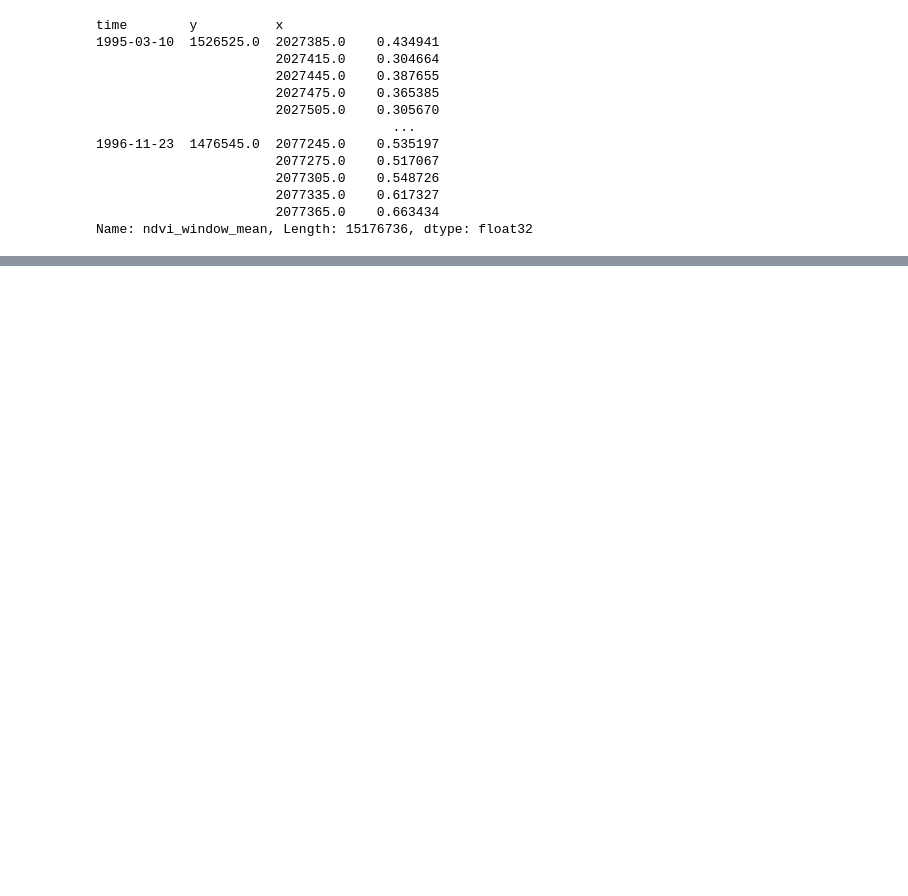
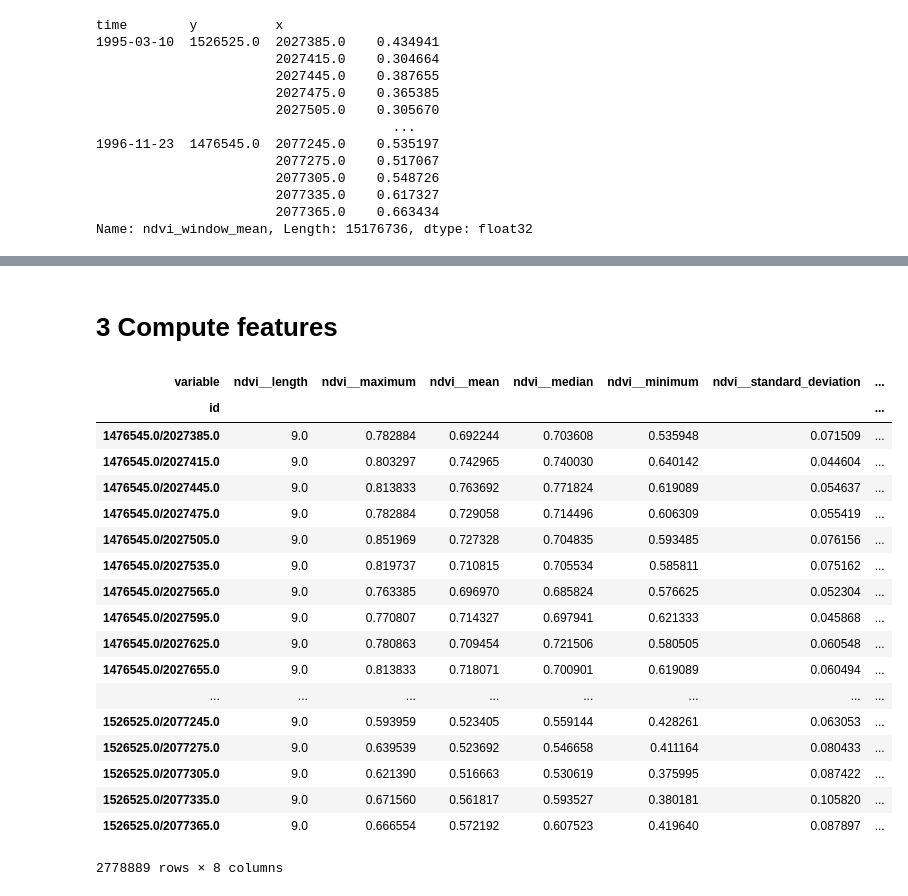
Before and after one commit to CONABIO/antares3-sandbox, a Jupyter notebook: notebooks/time_series_computation_xarray/time_series_computation_xarray_1.ipynb, the cells around one changed output, grey strips where cells are left out. Drawn from its saved outputs; the diff is of its cells as text; code cells hidden in the pictures; blank space fills up the shorter version.

Commit message:
adding tsfresh lines for feature extraction

```diff
--- a/notebooks/time_series_computation_xarray/time_series_computation_xarray_1.ipynb
+++ b/notebooks/time_series_computation_xarray/time_series_computation_xarray_1.ipynb
@@ -609,0 +1056,3 @@ Name: ndvi_window_mean, Length: 15176736, dtype: float32
+# %%
+dframe_ts_1.index = [dframe_ts_1.index.get_level_values('y'),dframe_ts_1.index.get_level_values('x'),
+                     dframe_ts_1.index.map('{0[0]}/{0[1]}'.format)]
@@ -609,0 +1081,4 @@ Name: ndvi_window_mean, Length: 15176736, dtype: float32
+# %%
+dframe_ts_1.index.names = ['y', 'x','y/x']
+# %%
+dframe_ts_1=dframe_ts_1.reset_index('y/x')
@@ -609,0 +1107,2 @@ Name: ndvi_window_mean, Length: 15176736, dtype: float32
+# %% [markdown]
+# 3 Compute features
@@ -609,0 +1111,25 @@ Name: ndvi_window_mean, Length: 15176736, dtype: float32
+# %%
+extracted_features = extract_features(dframe_ts_1, column_id="y/x", column_sort="time",
+                                      default_fc_parameters=MinimalFCParameters())
+# %%
+extracted_features
+# %% [output]
+| variable | ndvi__length | ndvi__maximum | ndvi__mean | ndvi__median | ndvi__minimum | ndvi__standard_deviation | ... |
+| id |  |  |  |  |  |  | ... |
+| 1476545.0/2027385.0 | 9.0 | 0.782884 | 0.692244 | 0.703608 | 0.535948 | 0.071509 | ... |
+| 1476545.0/2027415.0 | 9.0 | 0.803297 | 0.742965 | 0.740030 | 0.640142 | 0.044604 | ... |
+| 1476545.0/2027445.0 | 9.0 | 0.813833 | 0.763692 | 0.771824 | 0.619089 | 0.054637 | ... |
+| 1476545.0/2027475.0 | 9.0 | 0.782884 | 0.729058 | 0.714496 | 0.606309 | 0.055419 | ... |
+| 1476545.0/2027505.0 | 9.0 | 0.851969 | 0.727328 | 0.704835 | 0.593485 | 0.076156 | ... |
+| 1476545.0/2027535.0 | 9.0 | 0.819737 | 0.710815 | 0.705534 | 0.585811 | 0.075162 | ... |
+| 1476545.0/2027565.0 | 9.0 | 0.763385 | 0.696970 | 0.685824 | 0.576625 | 0.052304 | ... |
+| 1476545.0/2027595.0 | 9.0 | 0.770807 | 0.714327 | 0.697941 | 0.621333 | 0.045868 | ... |
+| 1476545.0/2027625.0 | 9.0 | 0.780863 | 0.709454 | 0.721506 | 0.580505 | 0.060548 | ... |
+| 1476545.0/2027655.0 | 9.0 | 0.813833 | 0.718071 | 0.700901 | 0.619089 | 0.060494 | ... |
+| ... | ... | ... | ... | ... | ... | ... | ... |
+| 1526525.0/2077245.0 | 9.0 | 0.593959 | 0.523405 | 0.559144 | 0.428261 | 0.063053 | ... |
+| 1526525.0/2077275.0 | 9.0 | 0.639539 | 0.523692 | 0.546658 | 0.411164 | 0.080433 | ... |
+| 1526525.0/2077305.0 | 9.0 | 0.621390 | 0.516663 | 0.530619 | 0.375995 | 0.087422 | ... |
+| 1526525.0/2077335.0 | 9.0 | 0.671560 | 0.561817 | 0.593527 | 0.380181 | 0.105820 | ... |
+| 1526525.0/2077365.0 | 9.0 | 0.666554 | 0.572192 | 0.607523 | 0.419640 | 0.087897 | ... |
+2778889 rows × 8 columns
```
Also changed, not shown: parts of 66 cells of this notebook.
